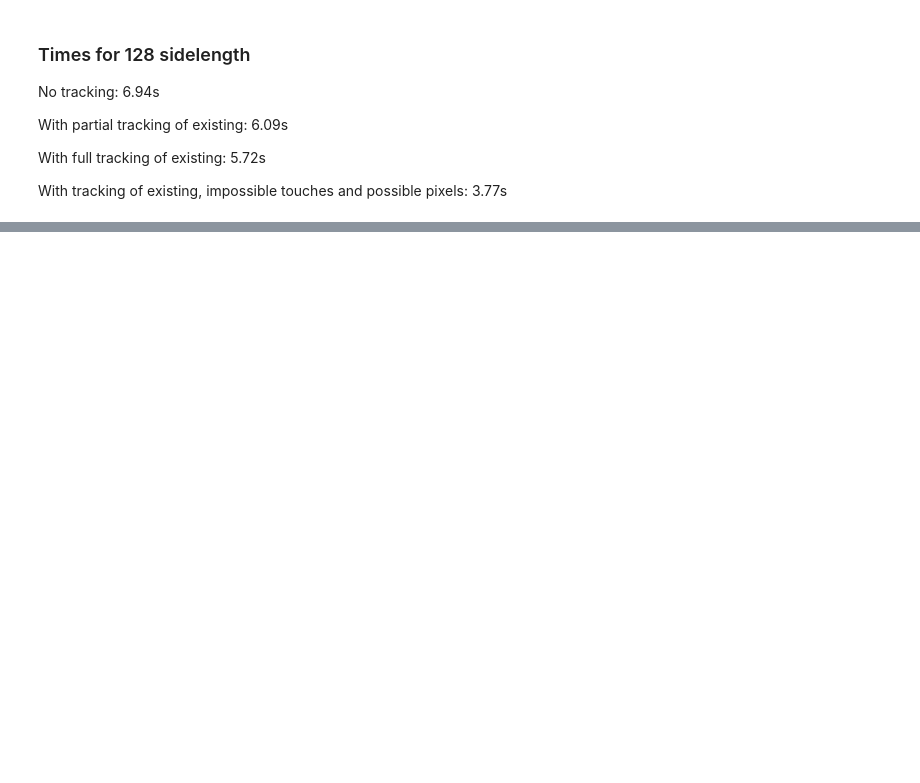
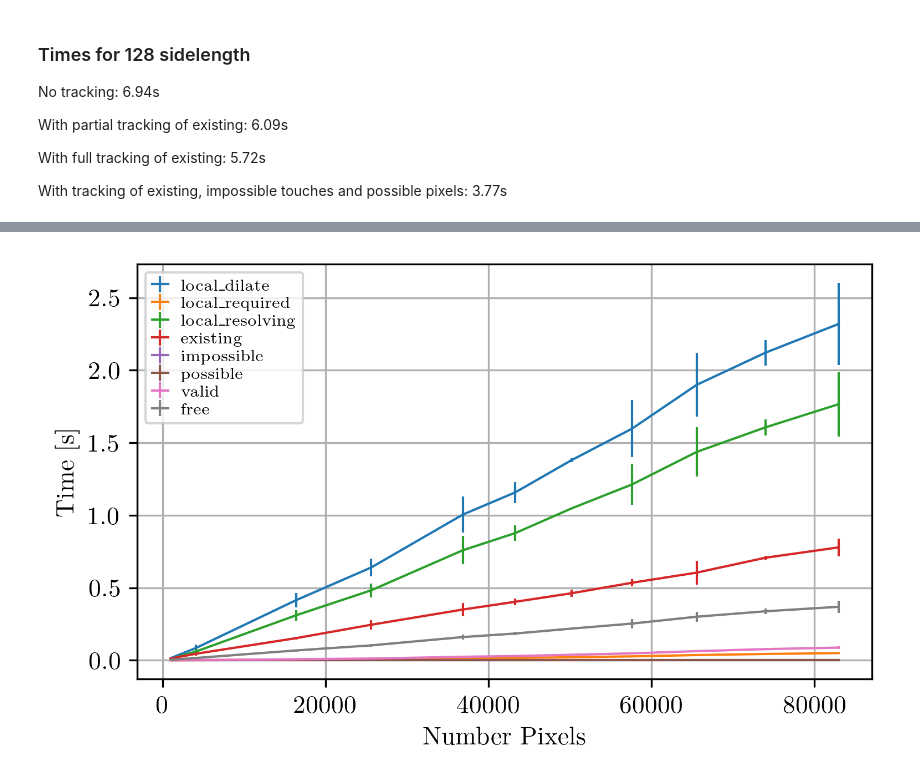
Before and after one commit to flaport/inverse_design, a Jupyter notebook: notebooks/09_local_generator.ipynb, the cells around one changed output, grey strips where cells are left out. Cells and saved outputs as stored; diff of their text form; code cells hidden in the pictures; blank space fills up the shorter version.

```diff
--- a/notebooks/09_local_generator.ipynb
+++ b/notebooks/09_local_generator.ipynb
@@ -608,0 +641,7 @@ meta.drop(columns=["update", "dilate", "resolving", "update+select", "select", "
+# %%
+plt.figure(constrained_layout=True)
+plot_timing(t_mean[linear], t_std[linear])
+plt.legend()
+plt.savefig("linear_time.png")
+# %% [output]
+[figure, added]
```
Also changed, not shown: parts of 15 cells of this notebook, 10 other files.
